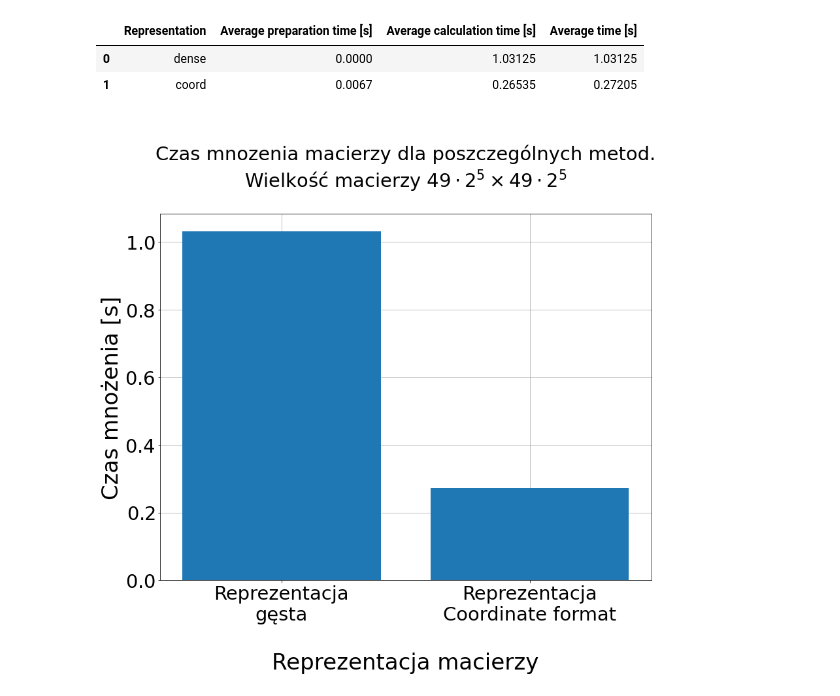
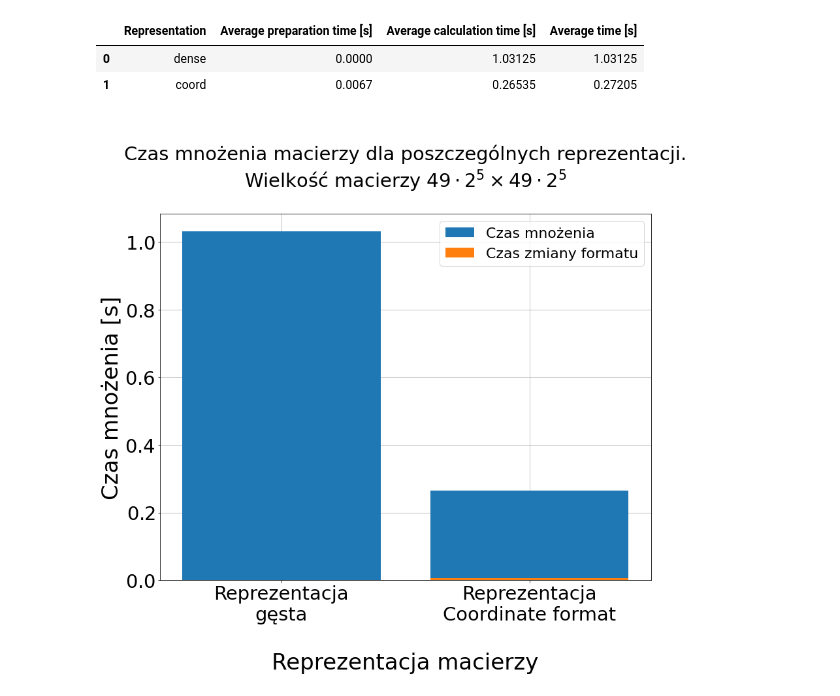
Before and after one commit to anuar2k/AM-2021, a Jupyter notebook: lab03/lab03.ipynb, the cells around one changed output. Saved outputs shown, nothing was run; the diff lists cells and outputs as text; code cells hidden in the pictures.

```diff
--- a/lab03/lab03.ipynb
+++ b/lab03/lab03.ipynb
@@ -87,19 +111,24 @@ matrix_size = '$49 \\cdot 2^{5} \\times 49 \\cdot 2^{5}$'
 # %%
 rep_map = {
     'dense': 'Reprezentacja\ngęsta',
     'coord': 'Reprezentacja\nCoordinate format'
 }
-xs, ys = res_df['representation'].map(rep_map), res_df['avg_time_whole']
 fig = plt.figure(figsize = (12, 12))
-plt.title(f'\nCzas mnozenia macierzy dla poszczególnych metod.\nWielkość macierzy {matrix_size}\n', fontsize = 29)
+plt.title(f'\nCzas mnożenia macierzy dla poszczególnych reprezentacji.\nWielkość macierzy {matrix_size}\n', fontsize = 29)
 plt.xlabel('\nReprezentacja macierzy', fontsize = 34)
 plt.ylabel('Czas mnożenia [s]', fontsize = 34)
 plt.tick_params(axis='both', which='major', labelsize = 29)
 plt.ticklabel_format(axis='y', style='sci', scilimits=(0, 0), useMathText=True)
 # plt.yscale('log')
 plt.grid(zorder=-1)
-plt.bar(xs, ys, zorder=3)
+
+xs, ys_calc, ys_prep = res_df['representation'].map(rep_map), res_df['avg_time_calc'], res_df['avg_time_prep']
+p_calc = plt.bar(xs, ys_calc, zorder=3)
+p_prep =  plt.bar(xs, ys_prep, zorder=3)
+
+plt.legend((p_calc[0], p_prep[0]), ('Czas mnożenia', 'Czas zmiany formatu'), fontsize=22)
+
 fig.tight_layout()
 plt.show()
 # %% [output]
-[figure, old version]
+[figure, new version]
```
Also changed, not shown: parts of 11 cells of this notebook.
